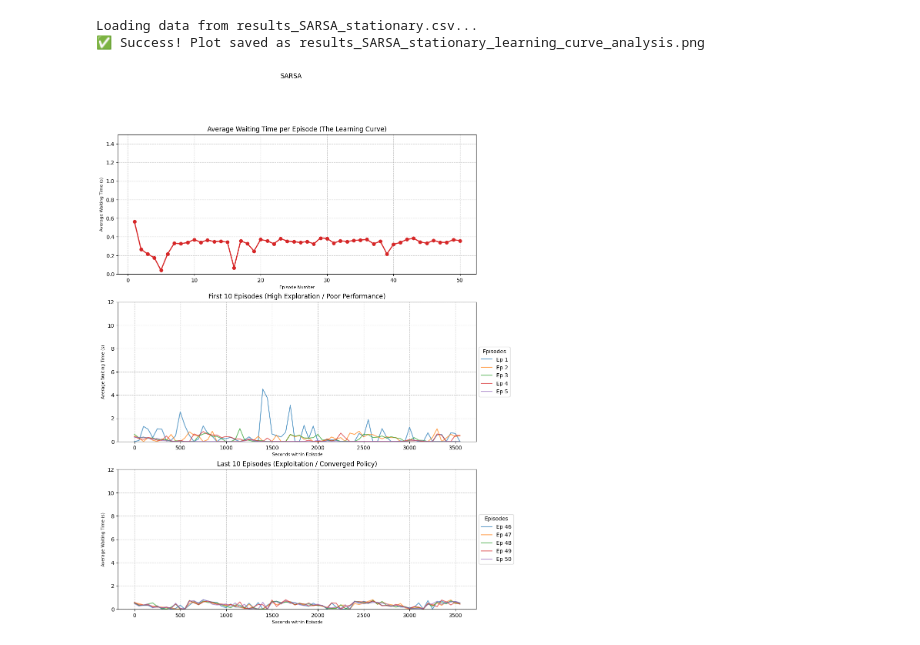
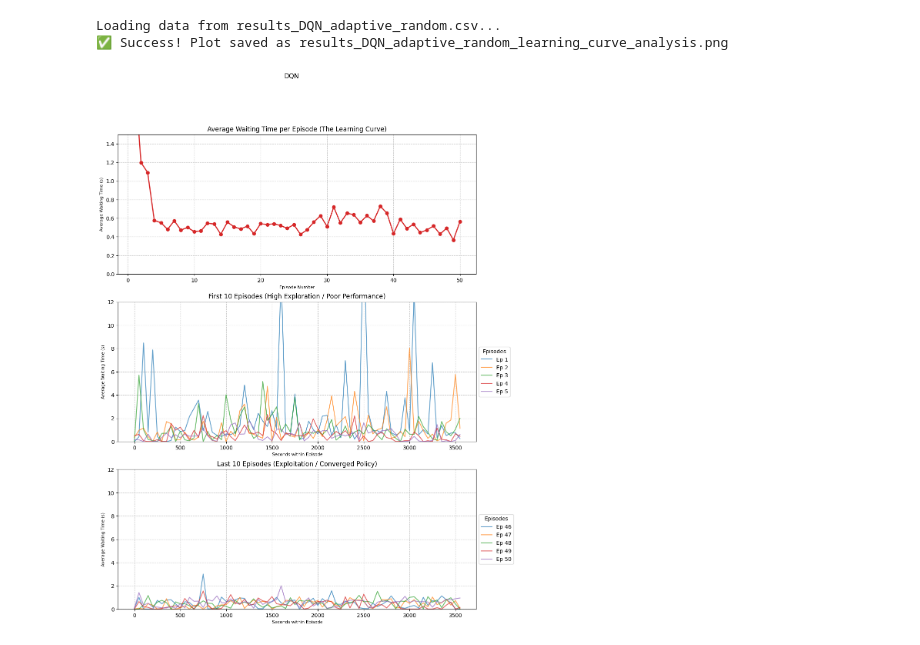
Before and after one commit to bpassanezi/RLProject, a Jupyter notebook: analyse_results.ipynb, the cells around one changed output. Cells and saved outputs as stored; diff of their text form; code cells hidden in the pictures.

```diff
--- a/analyse_results.ipynb
+++ b/analyse_results.ipynb
@@ -115,34 +97,34 @@ def plot_learning_progress(csv_file):
     last_10 = df[df['episode'] > total_episodes - 5]
 
     for ep in range(total_episodes - 4, total_episodes + 1):
         ep_data = last_10[last_10['episode'] == ep]
         if not ep_data.empty:
             axs[2].plot(ep_data['seconds_in_episode'], ep_data['avg_waiting_time'], label=f'Ep {ep}', alpha=0.7)
 
     axs[2].set_title(f'Last 10 Episodes (Exploitation / Converged Policy)')
     axs[2].set_xlabel('Seconds within Episode', fontsize=8)
     axs[2].set_ylim(0, 12)
     axs[2].set_ylabel('Average Waiting Time (s)', fontsize=8)
     # axs[2].axvspan(1000, 2500, color='red', alpha=0.1, label='Traffic Spike')
     axs[2].legend(loc='center left', bbox_to_anchor=(1, 0.5), title="Episodes")
 
     axs[2].grid(True, linestyle='--', alpha=0.7)
 
     # Save and display
     # plt.tight_layout()
     model_description = csv_file.replace(".csv", "")
 
     model_type = model_description.split("_")[1]
     output_image = f"{model_description}_learning_curve_analysis.png"
     fig.suptitle(model_type)
     plt.savefig(output_image, bbox_inches='tight', dpi=150)
     print(f"✅ Success! Plot saved as {output_image}")
     plt.show()
 
 # Run the function on your newly generated CSV:
 # Make sure to replace this with your actual CSV filename!
-plot_learning_progress('results_SARSA_stationary.csv')
+plot_learning_progress('results_DQN_adaptive_random.csv')
 # %% [output]
-Loading data from results_SARSA_stationary.csv...
-✅ Success! Plot saved as results_SARSA_stationary_learning_curve_analysis.png
+Loading data from results_DQN_adaptive_random.csv...
+✅ Success! Plot saved as results_DQN_adaptive_random_learning_curve_analysis.png
-[figure, old version]
+[figure, new version]
```
Also changed, not shown: parts of 2 cells of this notebook, 4 other files.
